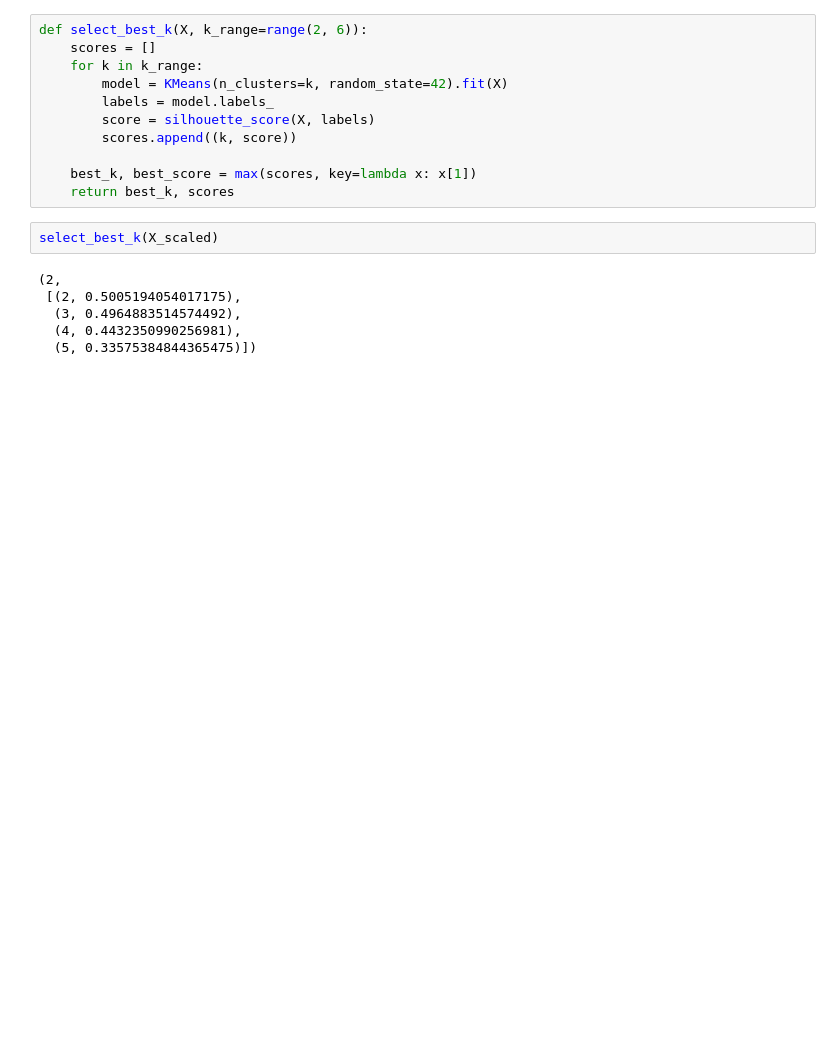
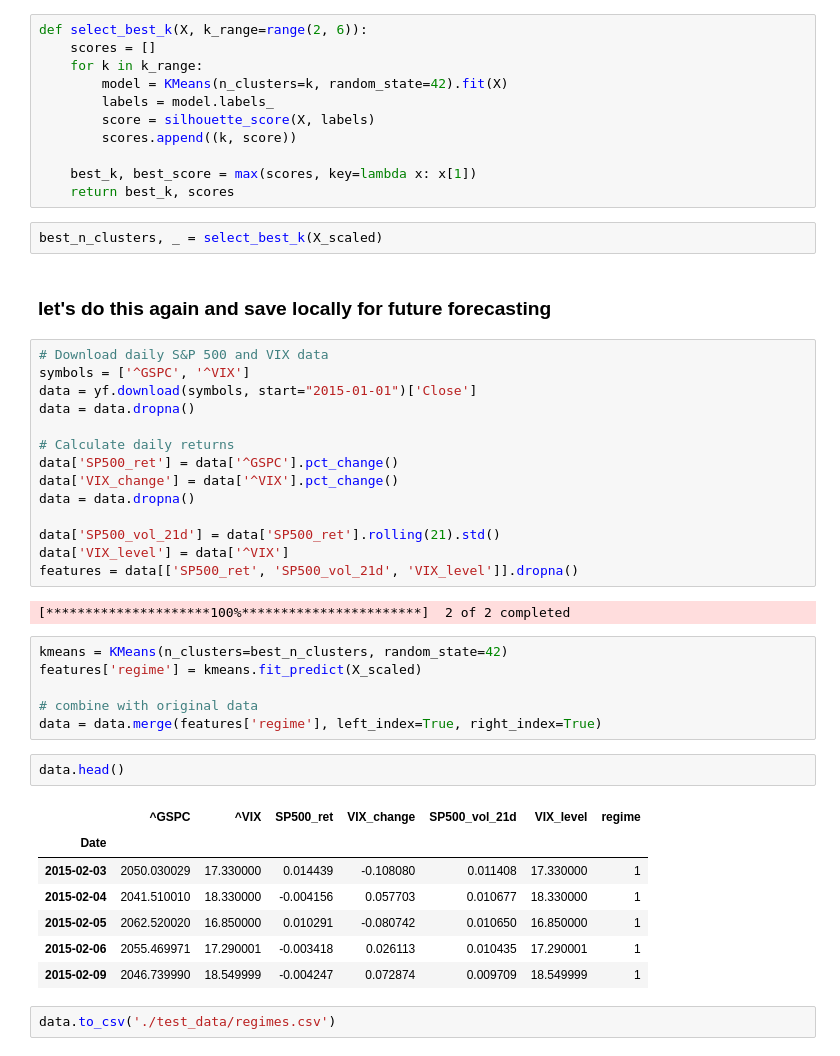
Before and after one commit to jfarrell8/regime_forecasting, a Jupyter notebook: notebooks/regime_detection.ipynb, the cells around one changed output. Drawn from its saved outputs; the diff is of its cells as text; blank space fills up the shorter version.

Commit message:
regime forecasting notebook added

```diff
--- a/notebooks/regime_detection.ipynb
+++ b/notebooks/regime_detection.ipynb
@@ -341,10 +341,40 @@ def select_best_k(X, k_range=range(2, 6)):
     best_k, best_score = max(scores, key=lambda x: x[1])
     return best_k, scores
 # %%
-select_best_k(X_scaled)
+best_n_clusters, _ = select_best_k(X_scaled)
-# %% [output]
-(2,
- [(2, 0.5005194054017175),
-  (3, 0.4964883514574492),
-  (4, 0.4432350990256981),
-  (5, 0.33575384844365475)])
+# %% [markdown]
+### let's do this again and save locally for future forecasting
+# %%
+# Download daily S&P 500 and VIX data
+symbols = ['^GSPC', '^VIX']
+data = yf.download(symbols, start="2015-01-01")['Close']
+data = data.dropna()
+
+# Calculate daily returns
+data['SP500_ret'] = data['^GSPC'].pct_change()
+data['VIX_change'] = data['^VIX'].pct_change()
+data = data.dropna()
+
+data['SP500_vol_21d'] = data['SP500_ret'].rolling(21).std()
+data['VIX_level'] = data['^VIX']
+features = data[['SP500_ret', 'SP500_vol_21d', 'VIX_level']].dropna()
+# %% [output]
+[*********************100%***********************]  2 of 2 completed
+# %%
+kmeans = KMeans(n_clusters=best_n_clusters, random_state=42)
+features['regime'] = kmeans.fit_predict(X_scaled)
+
+# combine with original data
+data = data.merge(features['regime'], left_index=True, right_index=True)
+# %%
+data.head()
+# %% [output]
+|  | ^GSPC | ^VIX | SP500_ret | VIX_change | SP500_vol_21d | VIX_level | regime |
+| Date |  |  |  |  |  |  |  |
+| 2015-02-03 | 2050.030029 | 17.330000 | 0.014439 | -0.108080 | 0.011408 | 17.330000 | 1 |
+| 2015-02-04 | 2041.510010 | 18.330000 | -0.004156 | 0.057703 | 0.010677 | 18.330000 | 1 |
+| 2015-02-05 | 2062.520020 | 16.850000 | 0.010291 | -0.080742 | 0.010650 | 16.850000 | 1 |
+| 2015-02-06 | 2055.469971 | 17.290001 | -0.003418 | 0.026113 | 0.010435 | 17.290001 | 1 |
+| 2015-02-09 | 2046.739990 | 18.549999 | -0.004247 | 0.072874 | 0.009709 | 18.549999 | 1 |
+# %%
+data.to_csv('./test_data/regimes.csv')
```
Also changed, not shown: parts of 13 cells of this notebook, 3 other files.
